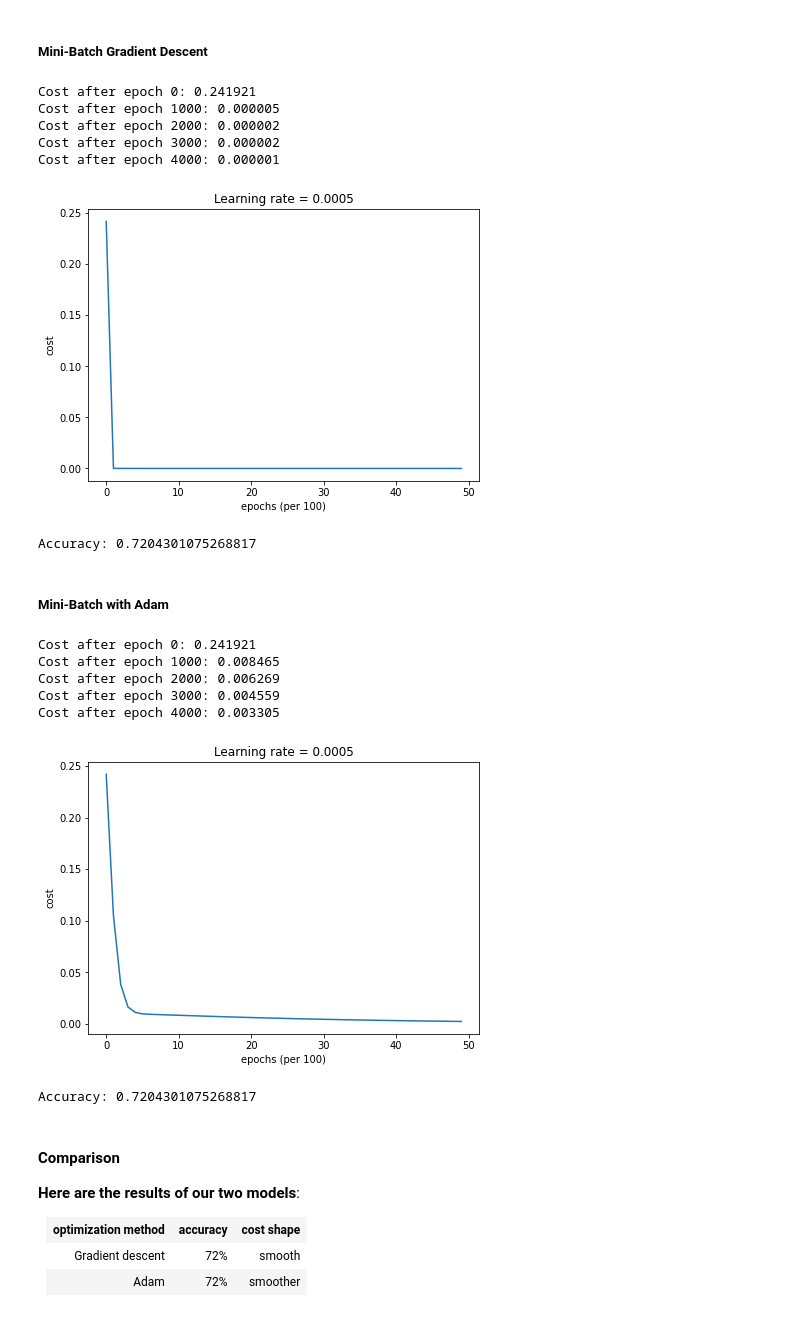
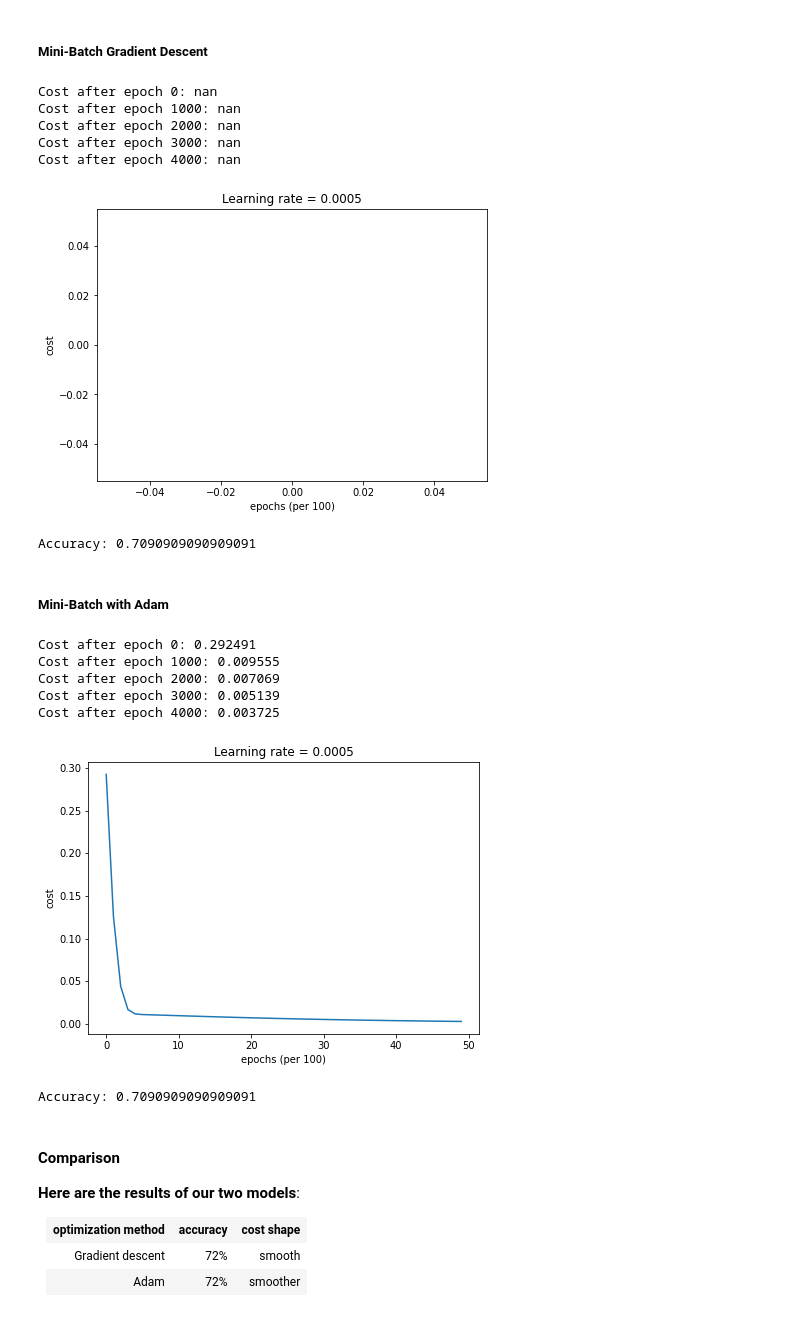
Before and after one commit to khanh22mse23057/mle501, a Jupyter notebook: [MLE501_Assignment]_Job_placement_prediction_model_building.ipynb, the cells around one changed output. Cells and saved outputs as stored; diff of their text form; code cells hidden in the pictures.

```diff
--- a/[MLE501_Assignment]_Job_placement_prediction_model_building.ipynb
+++ b/[MLE501_Assignment]_Job_placement_prediction_model_building.ipynb
@@ -344,7 +337,7 @@ y.shape
 # %% [markdown]
 ## Train - Test Split
 # %%
-x_train,x_test,y_train,y_test = train_test_split(X,y,test_size=0.1,random_state=0)
+x_train,x_test,y_train,y_test = train_test_split(X,y,test_size=0.2,random_state=0)
 # %%
 # Lưu tập dữ liệu train vào file CSV
 train_data = pd.concat([x_train, y_train], axis=1)
@@ -451,7 +445,7 @@ def initialization_model(X, Y, learning_rate = 0.01, num_iterations = 15000, pri
     grads = {}
     costs = [] # to keep track of the loss
     m = X.shape[1] # number of examples
-    layers_dims = [X.shape[0], 10, 3, 1]
+    layers_dims = [X.shape[0], 10, 5, 1]
 
     # Initialize parameters dictionary.
     if initialization == "zeros":
@@ -769,7 +763,7 @@ def regularization_model(X, Y, learning_rate = 0.03, num_iterations = 30000, pri
     grads = {}
     costs = []                            # to keep track of the cost
     m = X.shape[1]                        # number of examples
-    layers_dims = [X.shape[0], 10, 3, 1]
+    layers_dims = [X.shape[0], 10, 5, 1]
 
     # Initialize parameters dictionary.
     parameters = reg.initialize_parameters(layers_dims)
@@ -891,7 +885,7 @@ def backward_propagation_with_regularization(X, Y, cache, lambd):
 
     return gradients
 # %%
-parameters_ , _ = regularization_model(train_X, train_Y, lambd = 0.7)
+parameters_ , _ = regularization_model(train_X, train_Y, lambd = 0.6)
 print ("On the train set:")
 predictions_train = reg.predict(train_X, train_Y, parameters_)
 print ("On the test set:")
@@ -1486,19 +1491,19 @@ _y_test = test_Y
 # %% [markdown]
 ##### Mini-Batch Gradient Descent
 # %%
-layers_dims = [train_X.shape[0], 10, 3, 1]
+layers_dims = [train_X.shape[0], 10, 5, 1]
 parameters = optimization_model(_x.T, _y, layers_dims, optimizer = "gd")
 
 # Predict
 predictions = opt.predict(_x.T, _y, parameters)
 # %% [output]
-Cost after epoch 0: 0.241921
-Cost after epoch 1000: 0.000005
-Cost after epoch 2000: 0.000002
-Cost after epoch 3000: 0.000002
-Cost after epoch 4000: 0.000001
+Cost after epoch 0: nan
+Cost after epoch 1000: nan
+Cost after epoch 2000: nan
+Cost after epoch 3000: nan
+Cost after epoch 4000: nan
-[figure, old version]
+[figure, new version]
-Accuracy: 0.7204301075268817
+Accuracy: 0.7090909090909091
 # %% [markdown]
 ##### Mini-Batch with Adam
 # %%
@@ -1509,13 +1514,13 @@ parameters = optimization_model(_x.T, _y, layers_dims, optimizer = "adam")
 # Predict
 predictions = opt.predict(train_X, train_Y, parameters)
 # %% [output]
-Cost after epoch 0: 0.241921
-Cost after epoch 1000: 0.008465
-Cost after epoch 2000: 0.006269
-Cost after epoch 3000: 0.004559
-Cost after epoch 4000: 0.003305
+Cost after epoch 0: 0.292491
+Cost after epoch 1000: 0.009555
+Cost after epoch 2000: 0.007069
+Cost after epoch 3000: 0.005139
+Cost after epoch 4000: 0.003725
-[figure, old version]
+[figure, new version]
-Accuracy: 0.7204301075268817
+Accuracy: 0.7090909090909091
 # %% [markdown]
 #### Comparison
 
```
Also changed, not shown: parts of 21 cells of this notebook.
